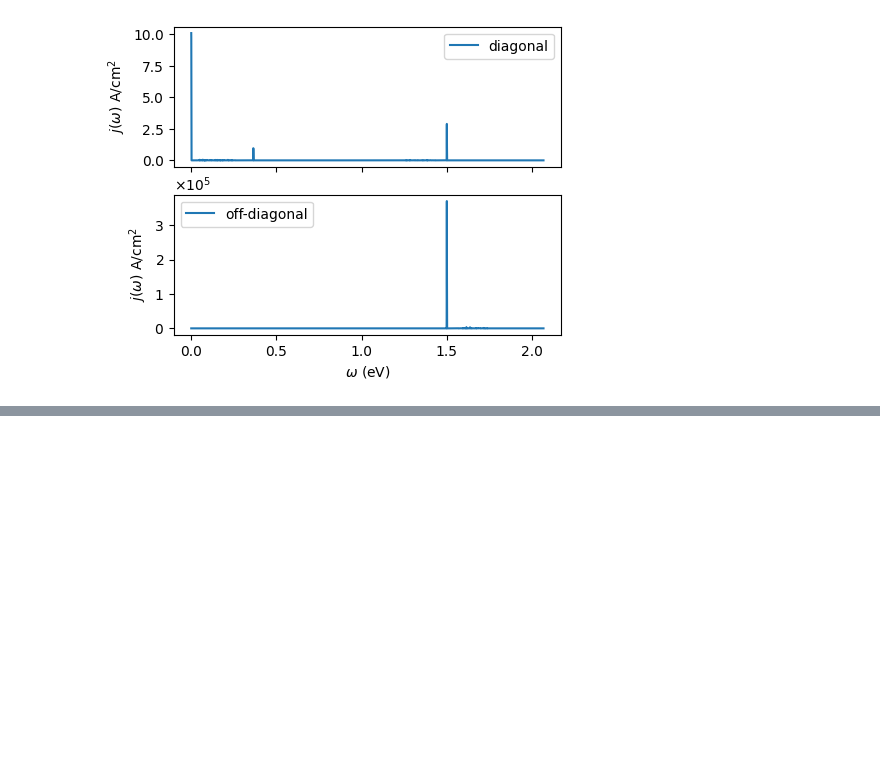
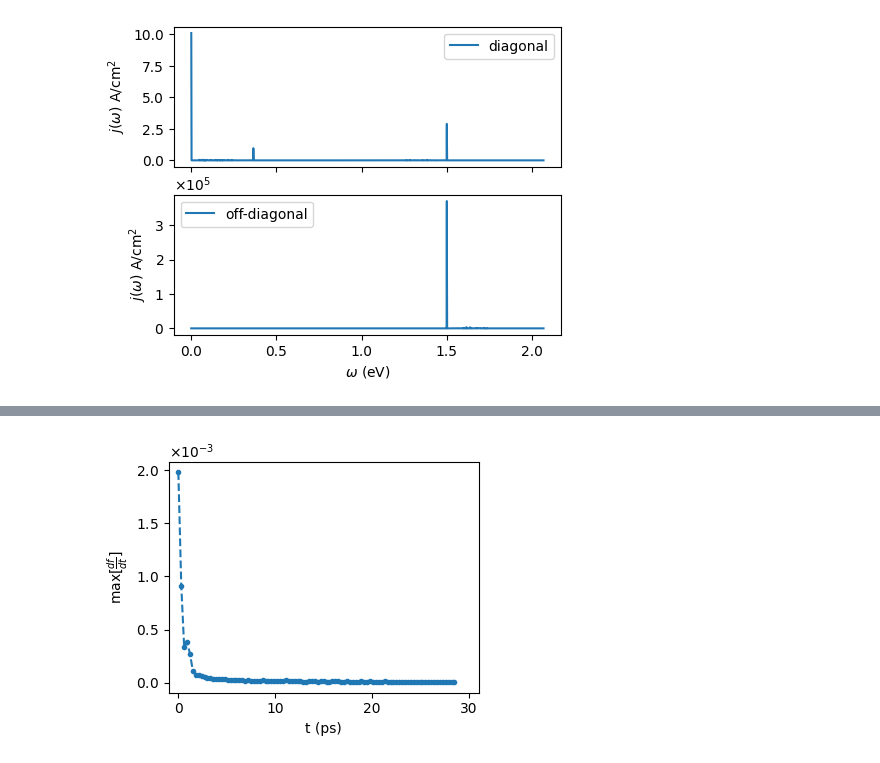
Before and after one commit to Ping-Group-UCSC/Tutorials, a Jupyter notebook: DMD-workflows/CPGE-LPGE-data-analysis.ipynb, the cells around one changed output, grey strips where cells are left out. Saved outputs shown, nothing was run; the diff lists cells and outputs as text; code cells hidden in the pictures; blank space fills up the shorter version.

```diff
--- a/DMD-workflows/CPGE-LPGE-data-analysis.ipynb
+++ b/DMD-workflows/CPGE-LPGE-data-analysis.ipynb
@@ -113,0 +167,49 @@ j_d + j_od =  10.24046651758672
+# %%
+#
+occup_scat_files_2 = sorted(glob.glob('occupations*out'))
+dt = 300.0
+
+n = len(occup_scat_files_2)
+dfdt = np.full((n-1,5647), np.nan)
+
+dfdtMax = np.full((n-1, 3), np.nan)
+
+for ind in range(n-1):
+    #if (ind*dt > 20000): break
+    data0 = np.loadtxt(occup_scat_files_2[ind])
+    data1 = np.loadtxt(occup_scat_files_2[ind+1])
+    data  = (data1[:,1] - data0[:,1])/dt
+    dfdtMax[ind,1] = max(data)
+    dfdtMax[ind,2] = min(data)
+    dfdt[ind,0] = ind*dt
+    dfdt[ind,1:] = data
+
+
+fig4, ax4 = plt.subplots(figsize=(4, 3))
+
+#for index in range(5646):
+#    ax4.plot(dfdt[:,0], dfdt[:,index+1])
+
+
+ax4.plot(dfdt[:,0]/1000, dfdtMax[:,1], '--.')
+#ax4.plot(dfdt[:,0], dfdtMax[:,2], '--')
+#ax4.set_ylim(0,0.00003)
+ax4.set_xlim(-1,31)
+ax4.set_xticks(np.arange(0,40,10))
+
+#ax4.yaxis.set_major_formatter(ticker.StrMethodFormatter("{x:.0g}"))
+ax4.ticklabel_format(style='sci', axis='y', scilimits=(0,0))
+ax4.yaxis.major.formatter._useMathText = True
+
+# Generate a colour vector
+#kcolors = ['red' if value > limit else 'green' for value in dfdt[:,0]]
+
+
+#ax4.plot(dfdtOne[:,0], dfdtOne[:,1], zorder=-1, c='black')
+#ax4.scatter(dfdt[:,0], dfdt[:,1], c=kcolors)
+ax4.set_xlabel('t (ps)')
+ax4.set_ylabel(r'max$[\frac{df}{dt}]$')
+
+fig4.savefig('dfdt-max.pdf')
+# %% [output]
+[figure, added]
```
Also changed, not shown: parts of 4 cells of this notebook.
